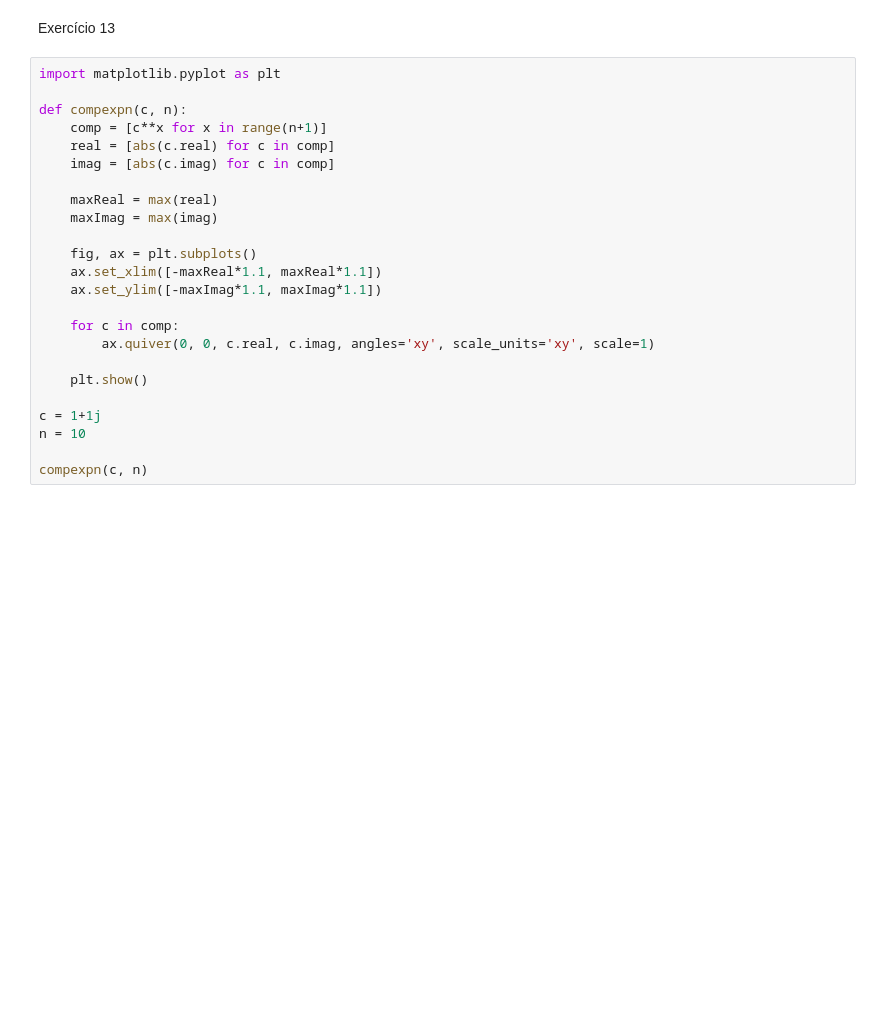
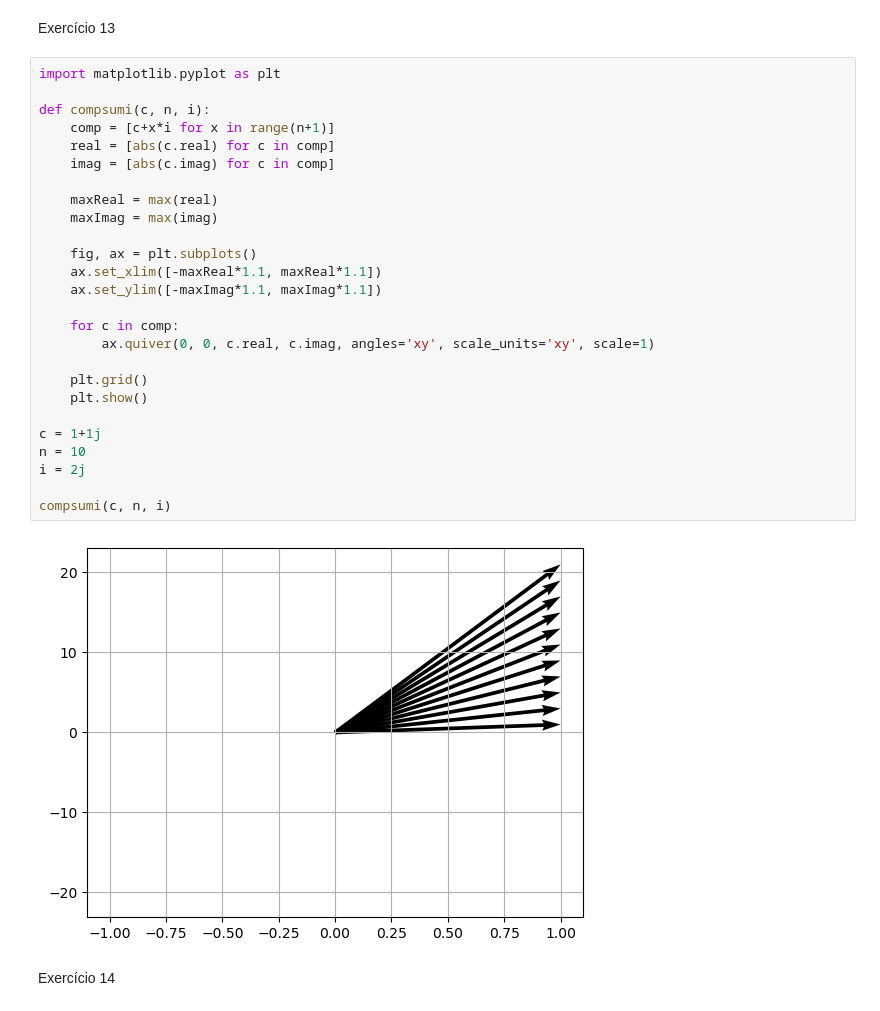
Before and after one commit to pdrrodrigues/icq, a Jupyter notebook: lista1/lista1.ipynb, the cells around one changed output. Drawn from its saved outputs; the diff is of its cells as text; blank space fills up the shorter version.

```diff
--- a/lista1/lista1.ipynb
+++ b/lista1/lista1.ipynb
@@ -285,24 +287,30 @@ Exercício 13
 # %%
 import matplotlib.pyplot as plt
 
-def compexpn(c, n):
-    comp = [c**x for x in range(n+1)]
+def compsumi(c, n, i):
+    comp = [c+x*i for x in range(n+1)]
     real = [abs(c.real) for c in comp]
     imag = [abs(c.imag) for c in comp]
 
     maxReal = max(real)
     maxImag = max(imag)
 
     fig, ax = plt.subplots()
     ax.set_xlim([-maxReal*1.1, maxReal*1.1])
     ax.set_ylim([-maxImag*1.1, maxImag*1.1])
 
     for c in comp:
         ax.quiver(0, 0, c.real, c.imag, angles='xy', scale_units='xy', scale=1)
 
+    plt.grid()
     plt.show()
 
 c = 1+1j
 n = 10
+i = 2j
 
-compexpn(c, n)
+compsumi(c, n, i)
+# %% [output]
+[figure, added]
+# %% [markdown]
+Exercício 14
```
Also changed, not shown: parts of 3 cells of this notebook.
